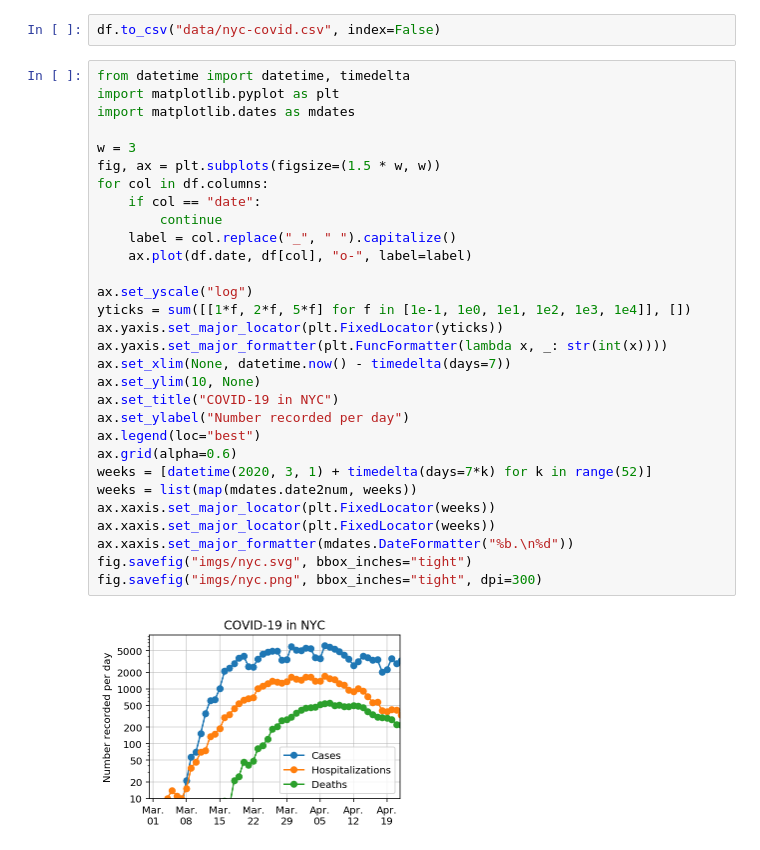
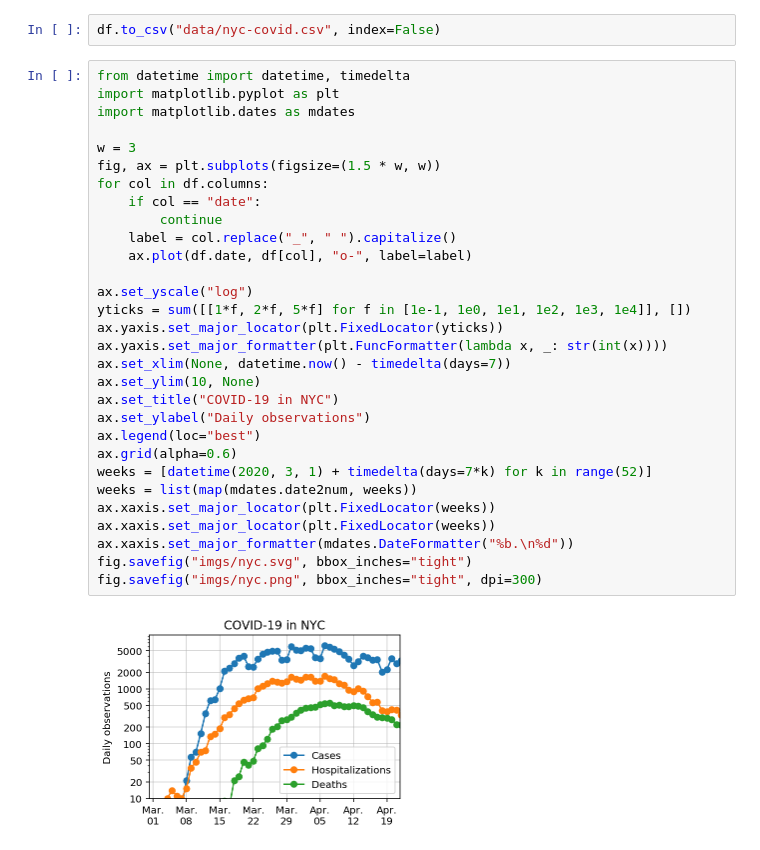
Before and after one commit to stsievert/covid-19, a Jupyter notebook: NYC.ipynb, the cells around one changed output. Cells and saved outputs as stored; diff of their text form.

```diff
--- a/NYC.ipynb
+++ b/NYC.ipynb
@@ -20,32 +20,32 @@ df.to_csv("data/nyc-covid.csv", index=False)
 # %%
 from datetime import datetime, timedelta
 import matplotlib.pyplot as plt
 import matplotlib.dates as mdates
 
 w = 3
 fig, ax = plt.subplots(figsize=(1.5 * w, w))
 for col in df.columns:
     if col == "date":
         continue
     label = col.replace("_", " ").capitalize()
     ax.plot(df.date, df[col], "o-", label=label)
 
 ax.set_yscale("log")
 yticks = sum([[1*f, 2*f, 5*f] for f in [1e-1, 1e0, 1e1, 1e2, 1e3, 1e4]], [])
 ax.yaxis.set_major_locator(plt.FixedLocator(yticks))
 ax.yaxis.set_major_formatter(plt.FuncFormatter(lambda x, _: str(int(x))))
 ax.set_xlim(None, datetime.now() - timedelta(days=7))
 ax.set_ylim(10, None)
 ax.set_title("COVID-19 in NYC")
-ax.set_ylabel("Number recorded per day")
+ax.set_ylabel("Daily observations")
 ax.legend(loc="best")
 ax.grid(alpha=0.6)
 weeks = [datetime(2020, 3, 1) + timedelta(days=7*k) for k in range(52)]
 weeks = list(map(mdates.date2num, weeks))
 ax.xaxis.set_major_locator(plt.FixedLocator(weeks))
 ax.xaxis.set_major_locator(plt.FixedLocator(weeks))
 ax.xaxis.set_major_formatter(mdates.DateFormatter("%b.\n%d"))
 fig.savefig("imgs/nyc.svg", bbox_inches="tight")
 fig.savefig("imgs/nyc.png", bbox_inches="tight", dpi=300)
 # %% [output]
-[figure, old version]
+[figure, new version]
```
Also changed, not shown: 3 other files.
